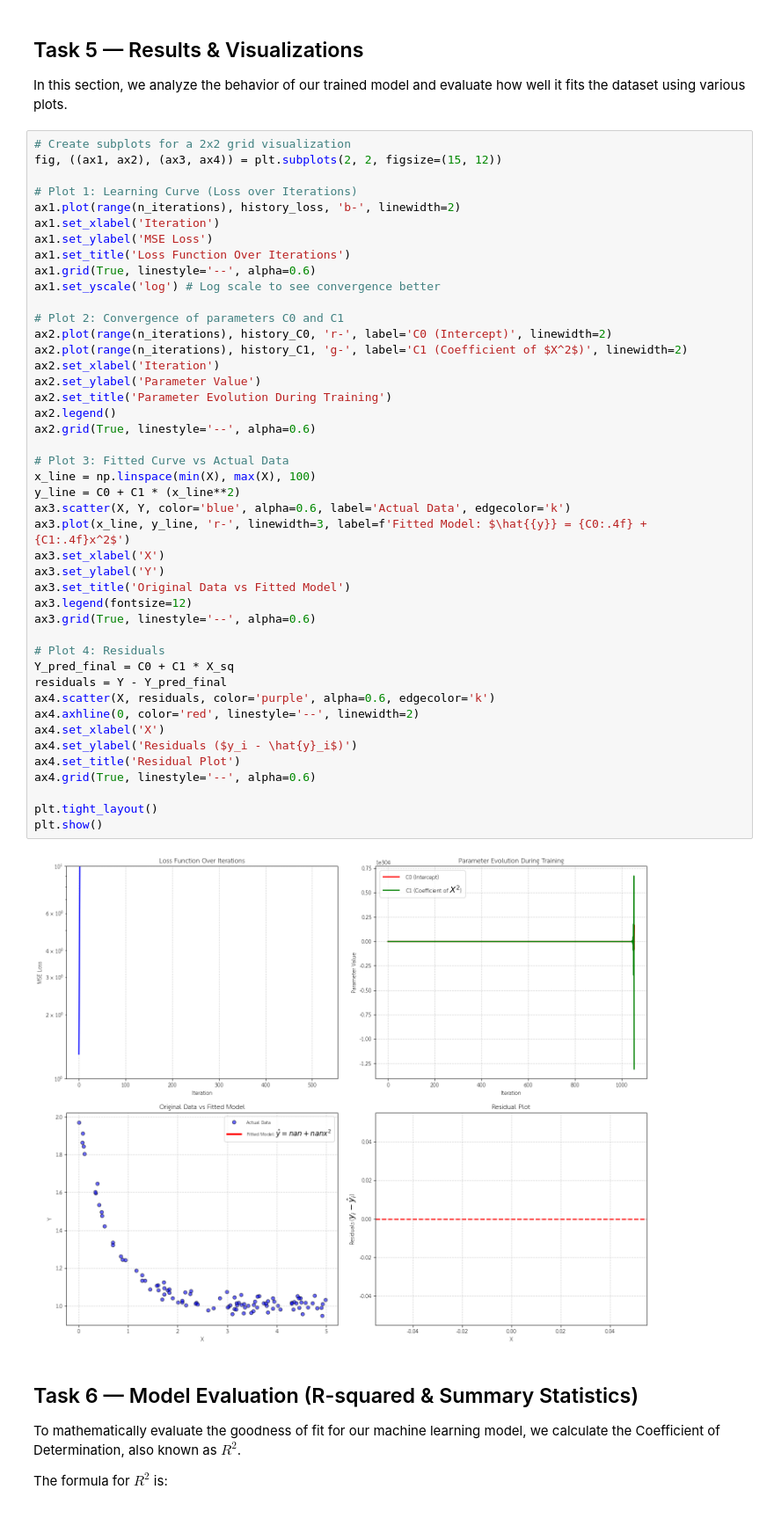
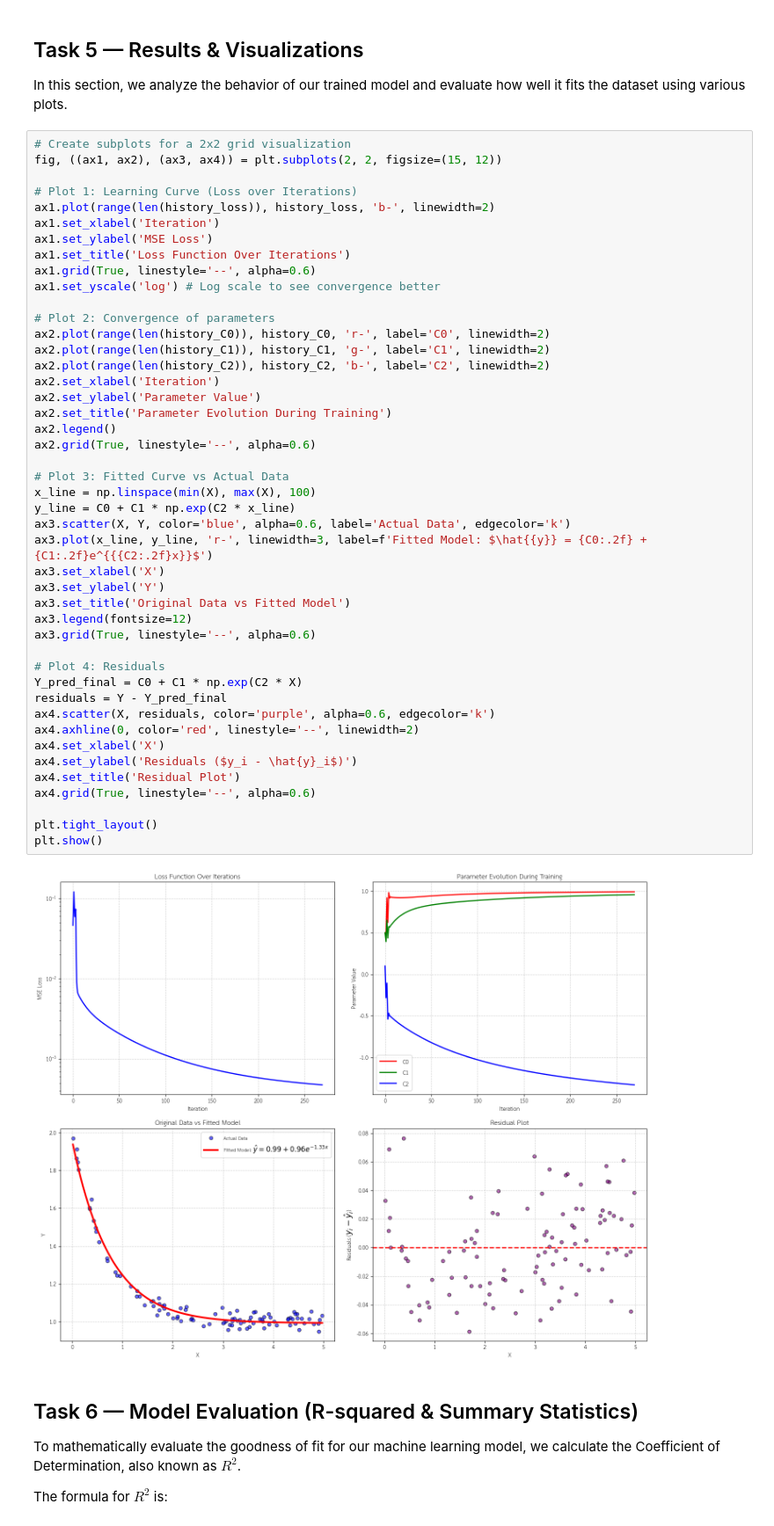
Before and after one commit to Palapluem/cpe342-machine-learning, a Jupyter notebook: assignment/Assignment 2_Training models via iterative approach/Assignment_2_GD.ipynb, the cells around one changed output. Shown at 88% size. Saved outputs shown, nothing was run; the diff lists cells and outputs as text.

Commit message:
Rewrite to fit exponential model correctly as per assignment instructions

```diff
--- a/assignment/Assignment 2_Training models via iterative approach/Assignment_2_GD.ipynb
+++ b/assignment/Assignment 2_Training models via iterative approach/Assignment_2_GD.ipynb
@@ -198,47 +194,48 @@ In this section, we analyze the behavior of our trained model and evaluate how w
 fig, ((ax1, ax2), (ax3, ax4)) = plt.subplots(2, 2, figsize=(15, 12))
 
 # Plot 1: Learning Curve (Loss over Iterations)
-ax1.plot(range(n_iterations), history_loss, 'b-', linewidth=2)
+ax1.plot(range(len(history_loss)), history_loss, 'b-', linewidth=2)
 ax1.set_xlabel('Iteration')
 ax1.set_ylabel('MSE Loss')
 ax1.set_title('Loss Function Over Iterations')
 ax1.grid(True, linestyle='--', alpha=0.6)
 ax1.set_yscale('log') # Log scale to see convergence better
 
-# Plot 2: Convergence of parameters C0 and C1
-ax2.plot(range(n_iterations), history_C0, 'r-', label='C0 (Intercept)', linewidth=2)
-ax2.plot(range(n_iterations), history_C1, 'g-', label='C1 (Coefficient of $X^2$)', linewidth=2)
+# Plot 2: Convergence of parameters
+ax2.plot(range(len(history_C0)), history_C0, 'r-', label='C0', linewidth=2)
+ax2.plot(range(len(history_C1)), history_C1, 'g-', label='C1', linewidth=2)
+ax2.plot(range(len(history_C2)), history_C2, 'b-', label='C2', linewidth=2)
 ax2.set_xlabel('Iteration')
 ax2.set_ylabel('Parameter Value')
 ax2.set_title('Parameter Evolution During Training')
 ax2.legend()
 ax2.grid(True, linestyle='--', alpha=0.6)
 
 # Plot 3: Fitted Curve vs Actual Data
 x_line = np.linspace(min(X), max(X), 100)
-y_line = C0 + C1 * (x_line**2)
+y_line = C0 + C1 * np.exp(C2 * x_line)
 ax3.scatter(X, Y, color='blue', alpha=0.6, label='Actual Data', edgecolor='k')
-ax3.plot(x_line, y_line, 'r-', linewidth=3, label=f'Fitted Model: $\hat{{y}} = {C0:.4f} + {C1:.4f}x^2$')
+ax3.plot(x_line, y_line, 'r-', linewidth=3, label=f'Fitted Model: $\hat{{y}} = {C0:.2f} + {C1:.2f}e^{{{C2:.2f}x}}$')
 ax3.set_xlabel('X')
 ax3.set_ylabel('Y')
 ax3.set_title('Original Data vs Fitted Model')
 ax3.legend(fontsize=12)
 ax3.grid(True, linestyle='--', alpha=0.6)
 
 # Plot 4: Residuals
-Y_pred_final = C0 + C1 * X_sq
+Y_pred_final = C0 + C1 * np.exp(C2 * X)
 residuals = Y - Y_pred_final
 ax4.scatter(X, residuals, color='purple', alpha=0.6, edgecolor='k')
 ax4.axhline(0, color='red', linestyle='--', linewidth=2)
 ax4.set_xlabel('X')
 ax4.set_ylabel('Residuals ($y_i - \hat{y}_i$)')
 ax4.set_title('Residual Plot')
 ax4.grid(True, linestyle='--', alpha=0.6)
 
 plt.tight_layout()
 plt.show()
 # %% [output]
-[figure, old version]
+[figure, new version]
 # %% [markdown]
 ## Task 6 — Model Evaluation (R-squared & Summary Statistics)
 To mathematically evaluate the goodness of fit for our machine learning model, we calculate the Coefficient of Determination, also known as $R^2$.
```
Also changed, not shown: parts of 6 cells of this notebook, 9 other files.
